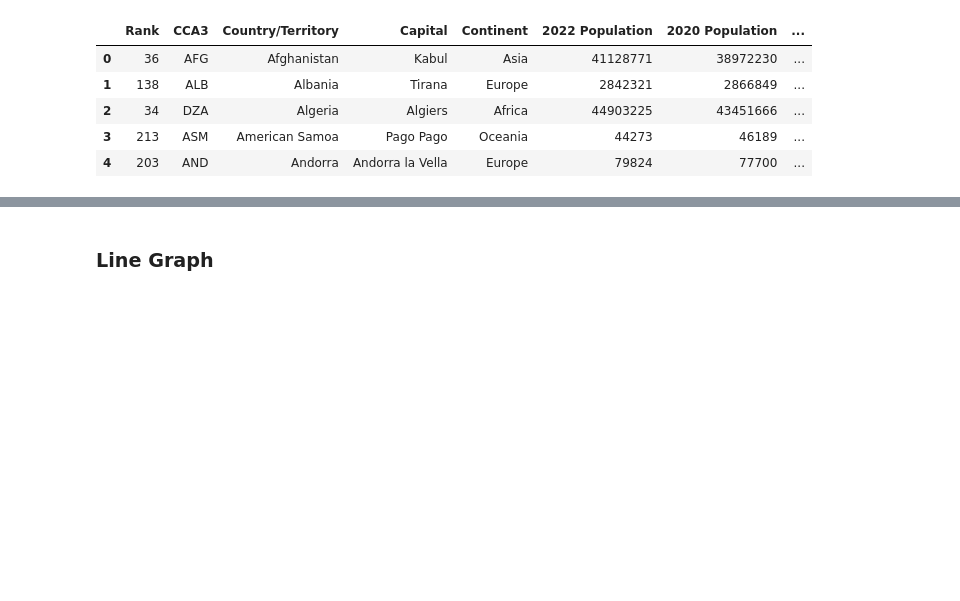
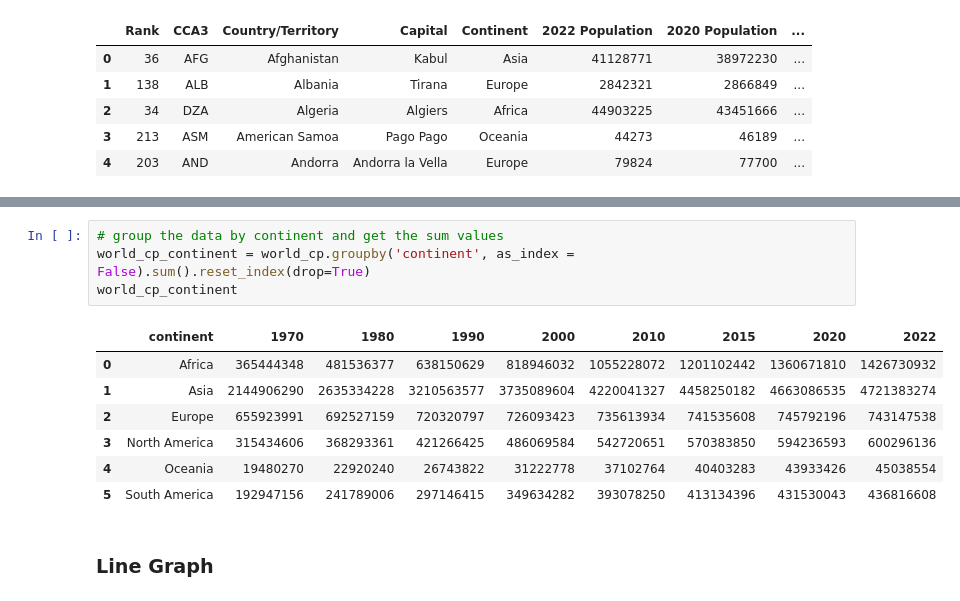
Before and after one commit to hannah-hana-kim/DSAN-5200-Project, a Jupyter notebook: 5200-website/hannah.ipynb, the cells around one changed output, grey strips where cells are left out. Cells and saved outputs as stored; diff of their text form; blank space fills up the shorter version.

```diff
--- a/5200-website/hannah.ipynb
+++ b/5200-website/hannah.ipynb
@@ -53,2 +75,14 @@ world_cp.head()
+# %%
+# group the data by continent and get the sum values
+world_cp_continent = world_cp.groupby('continent', as_index = False).sum().reset_index(drop=True)
+world_cp_continent
+# %% [output]
+|  | continent | 1970 | 1980 | 1990 | 2000 | 2010 | 2015 | 2020 | 2022 |
+| 0 | Africa | 365444348 | 481536377 | 638150629 | 818946032 | 1055228072 | 1201102442 | 1360671810 | 1426730932 |
+| 1 | Asia | 2144906290 | 2635334228 | 3210563577 | 3735089604 | 4220041327 | 4458250182 | 4663086535 | 4721383274 |
+| 2 | Europe | 655923991 | 692527159 | 720320797 | 726093423 | 735613934 | 741535608 | 745792196 | 743147538 |
+| 3 | North America | 315434606 | 368293361 | 421266425 | 486069584 | 542720651 | 570383850 | 594236593 | 600296136 |
+| 4 | Oceania | 19480270 | 22920240 | 26743822 | 31222778 | 37102764 | 40403283 | 43933426 | 45038554 |
+| 5 | South America | 192947156 | 241789006 | 297146415 | 349634282 | 393078250 | 413134396 | 431530043 | 436816608 |
 # %% [markdown]
 ### Line Graph
```
Also changed, not shown: parts of 10 cells of this notebook.
